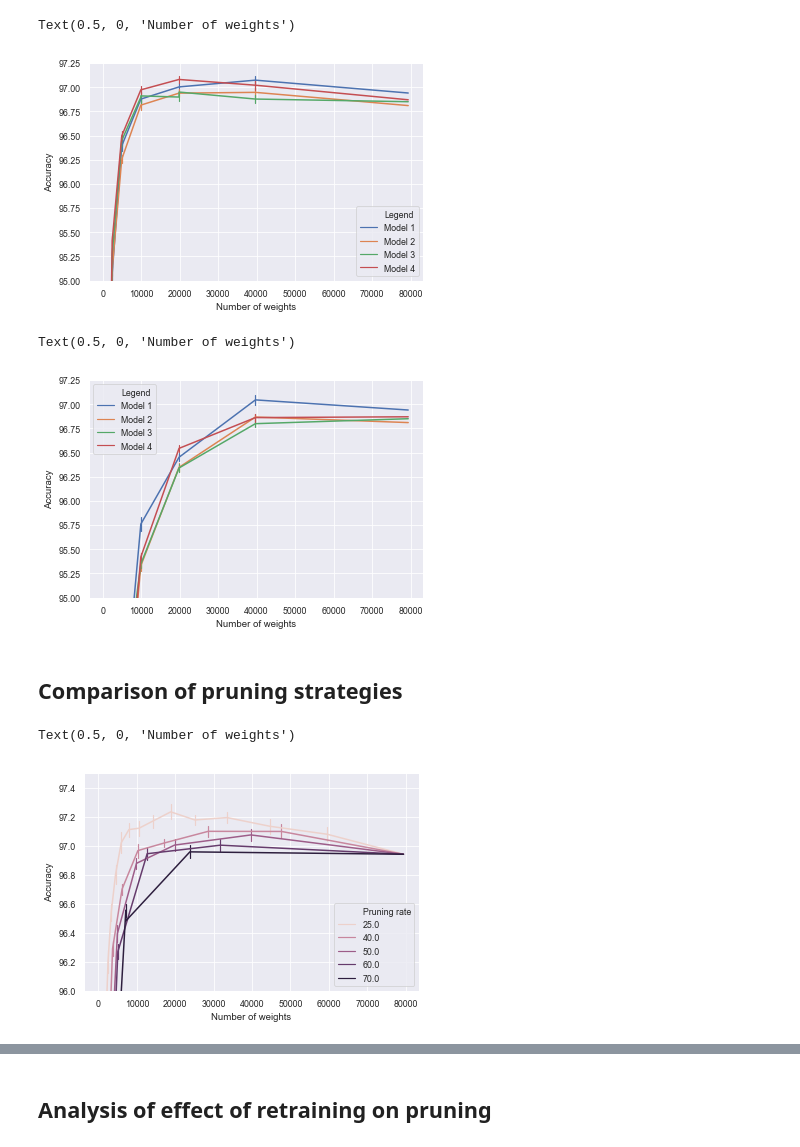
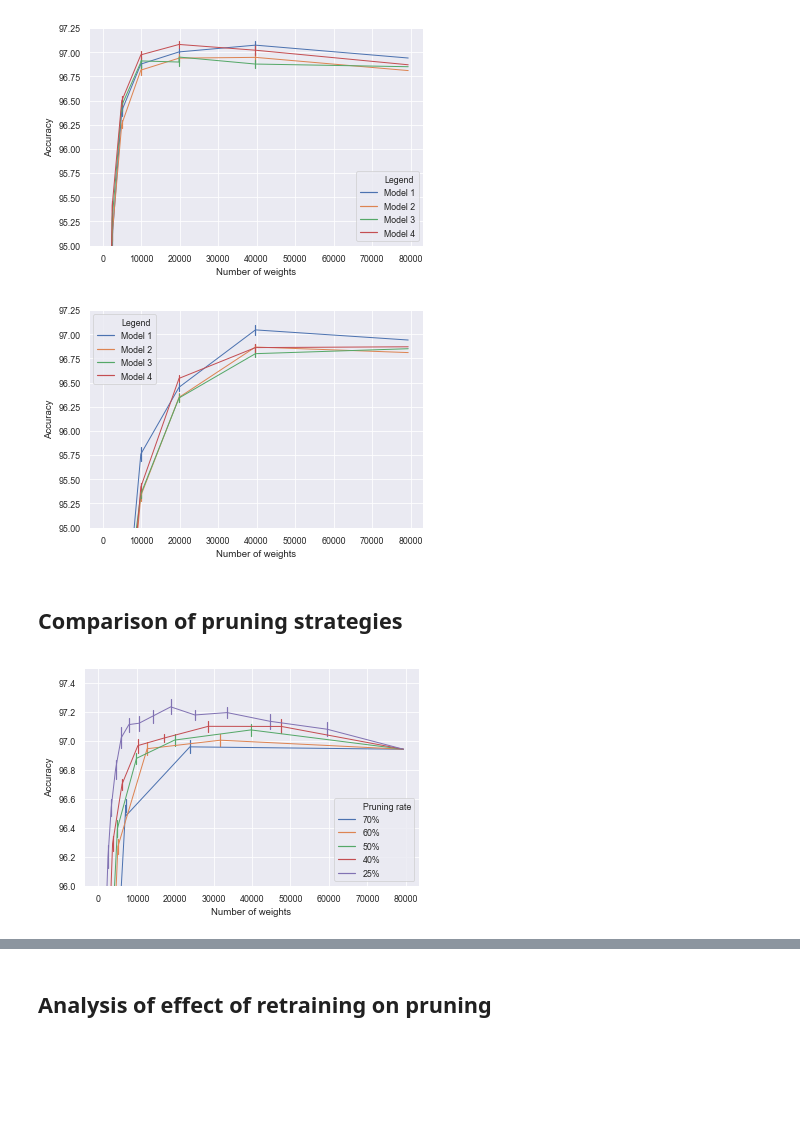
Before and after one commit to pauleon2/pruning-nn, a Jupyter notebook: evaluation.ipynb, the cells around one changed output, grey strips where cells are left out. Cells and saved outputs as stored; diff of their text form; code cells hidden in the pictures; blank space fills up the shorter version.

```diff
--- a/evaluation.ipynb
+++ b/evaluation.ipynb
@@ -7,6 +7,8 @@ warnings.simplefilter(action='ignore', category=FutureWarning)
 # %%
 sns.set()
 sns.set_context("paper")
+lw = 1
+img_folder = 'out/images/'
 # %%
 s = pd.read_pickle('./results/experiment1.pkl')
 original = s.loc[s['pruning_method'] == 'original']
@@ -20,13 +22,12 @@ tmp.loc[tmp['model'] == 0, ['model']] = 'Model 1'
 tmp.loc[tmp['model'] == 1, ['model']] = 'Model 2'
 tmp.loc[tmp['model'] == 2, ['model']] = 'Model 3'
 tmp.loc[tmp['model'] == 3, ['model']] = 'Model 4'
-sns.lineplot(x='number_of_weights', y='accuracy', hue='model', err_style='bars', data=tmp, markers=True, ci='sd', legend='full', linewidth=1.5)
+sns.lineplot(x='number_of_weights', y='accuracy', hue='model', err_style='bars', data=tmp, markers=True, ci='sd', legend='full', linewidth=lw)
 plt.legend().texts[0].set_text('Legend')
 plt.ylabel('Accuracy')
 plt.xlabel('Number of weights')
-# plt.savefig('filename.png', dpi=600)
+plt.savefig(img_folder + 'comp-differentmodels-2.png', dpi=600)
 # %% [output]
-Text(0.5, 0, 'Number of weights')
 [figure]
 # %%
 s = pd.read_pickle('./results/experiment1.pkl')
@@ -41,50 +42,53 @@ tmp.loc[tmp['model'] == 0, ['model']] = 'Model 1'
 tmp.loc[tmp['model'] == 1, ['model']] = 'Model 2'
 tmp.loc[tmp['model'] == 2, ['model']] = 'Model 3'
 tmp.loc[tmp['model'] == 3, ['model']] = 'Model 4'
-sns.lineplot(x='number_of_weights', y='accuracy', hue='model', err_style='bars', data=tmp, markers=True, ci='sd', legend='full', linewidth=1.5)
+sns.lineplot(x='number_of_weights', y='accuracy', hue='model', err_style='bars', data=tmp, markers=True, ci='sd', legend='full', linewidth=lw)
 plt.legend().texts[0].set_text('Legend')
 plt.ylabel('Accuracy')
 plt.xlabel('Number of weights')
-# plt.savefig('filename.png', dpi=600)
+plt.savefig(img_folder + 'comp-differentmodels.png', dpi=600)
 # %% [output]
-Text(0.5, 0, 'Number of weights')
 [figure]
 # %% [markdown]
 ## Comparison of pruning strategies
 # %%
 s = pd.read_pickle('./results/experiment1.pkl')
 original = s.loc[s['pruning_method'] == 'original']
 s = s.loc[s['pruning_method'] == 'magnitude_class_blinded']
 original.loc[original['model'] == 0, ['model']] = 'Model 1'
 # tmp = tmp.loc[tmp['accuracy'] > 95]
 
 original['pruning_perc'] = 25
 s = s.append(original, ignore_index=True)
 original['pruning_perc'] = 40
 s = s.append(original, ignore_index=True)
 original['pruning_perc'] = 50
 s = s.append(original, ignore_index=True)
 original['pruning_perc'] = 60
 s = s.append(original, ignore_index=True)
 original['pruning_perc'] = 70
 s = s.append(original, ignore_index=True)
 
 s['pruning_perc'] = s['pruning_perc'].astype(float)
 s = s.loc[s['model'] == 'Model 1']
+s.loc[s['pruning_perc'] == 25.0, ['pruning_perc']] = '25%'
+s.loc[s['pruning_perc'] == 40.0, ['pruning_perc']] = '40%'
+s.loc[s['pruning_perc'] == 50.0, ['pruning_perc']] = '50%'
+s.loc[s['pruning_perc'] == 60.0, ['pruning_perc']] = '60%'
+s.loc[s['pruning_perc'] == 70.0, ['pruning_perc']] = '70%'
 
 #s = s.loc[s['pruning_perc'] == 25]
 #s = s.loc[s['run'] == 0]
 
 
-sns.lineplot(x='number_of_weights', y='accuracy', hue='pruning_perc', err_style='bars', data=s, markers=True, ci='sd', legend='full', linewidth=1.5)
+sns.lineplot(x='number_of_weights', y='accuracy', hue='pruning_perc', err_style='bars', data=s, markers=True, ci='sd', legend='full', linewidth=lw)
 plt.ylim(96, 97.5)
 plt.legend().texts[0].set_text('Pruning rate')
 plt.ylabel('Accuracy')
 plt.xlabel('Number of weights')
-# plt.savefig('filename.png', dpi=600)
+plt.savefig(img_folder + 'comp-pruningperc.png', dpi=600)
 # %% [output]
-Text(0.5, 0, 'Number of weights')
-[figure, old version]
+[figure, new version]
 # %%
 s = pd.read_pickle('./results/experiment3.pkl')
 original = s.loc[s['pruning_method'] == 'original']
```
Also changed, not shown: parts of 18 cells of this notebook.
